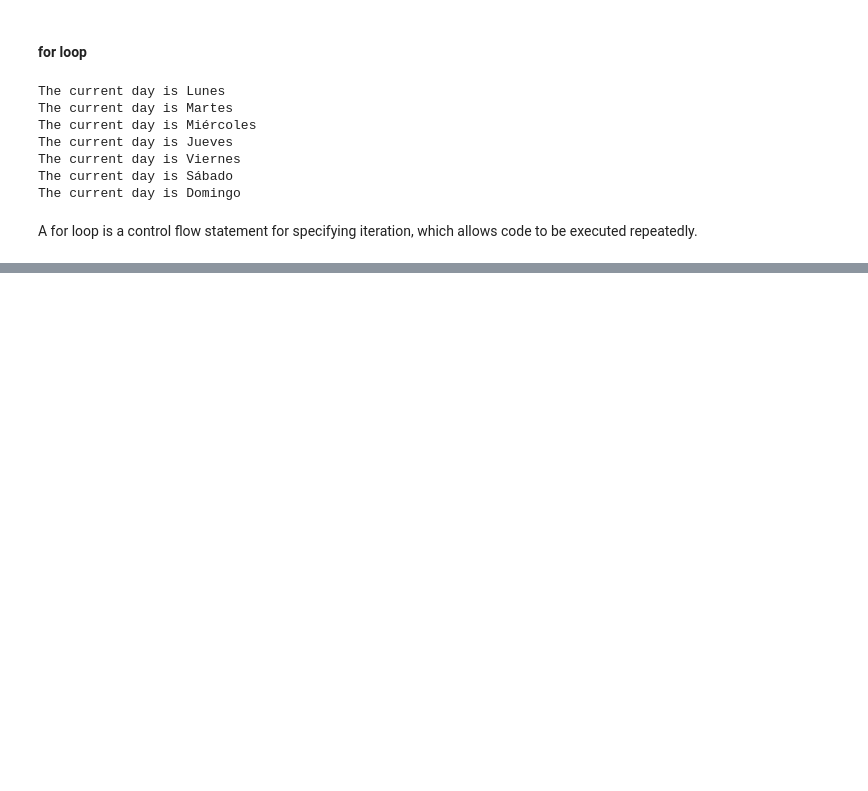
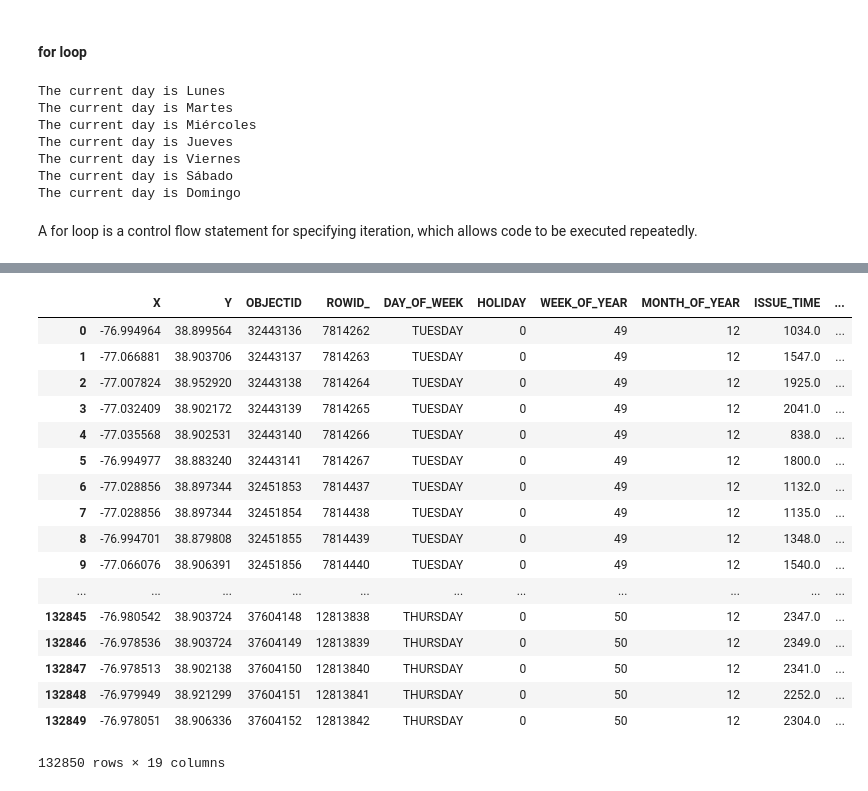
Before and after one commit to davidkrauza/business-analytics, a Jupyter notebook: unit-02/python/unit-02 - python lab-01.ipynb, the cells around one changed output, grey strips where cells are left out. Saved outputs shown, nothing was run; the diff lists cells and outputs as text; code cells hidden in the pictures; blank space fills up the shorter version.

Commit message:
Added pandas example and sample dataset

```diff
--- a/unit-02/python/unit-02 - python lab-01.ipynb
+++ b/unit-02/python/unit-02 - python lab-01.ipynb
@@ -145,0 +157,3 @@ A for loop is a control flow statement for specifying iteration, which allows co
+# %%
+import pandas as pd
+df = pd.read_csv('input/parking.csv')
@@ -145,0 +166,21 @@ A for loop is a control flow statement for specifying iteration, which allows co
+# %%
+df #You can also use print(df), but printing the dataframe this way is more visually appealing.
+# %% [output]
+|  | ﻿X | Y | OBJECTID | ROWID_ | DAY_OF_WEEK | HOLIDAY | WEEK_OF_YEAR | MONTH_OF_YEAR | ISSUE_TIME | ... |
+| 0 | -76.994964 | 38.899564 | 32443136 | 7814262 | TUESDAY | 0 | 49 | 12 | 1034.0 | ... |
+| 1 | -77.066881 | 38.903706 | 32443137 | 7814263 | TUESDAY | 0 | 49 | 12 | 1547.0 | ... |
+| 2 | -77.007824 | 38.952920 | 32443138 | 7814264 | TUESDAY | 0 | 49 | 12 | 1925.0 | ... |
+| 3 | -77.032409 | 38.902172 | 32443139 | 7814265 | TUESDAY | 0 | 49 | 12 | 2041.0 | ... |
+| 4 | -77.035568 | 38.902531 | 32443140 | 7814266 | TUESDAY | 0 | 49 | 12 | 838.0 | ... |
+| 5 | -76.994977 | 38.883240 | 32443141 | 7814267 | TUESDAY | 0 | 49 | 12 | 1800.0 | ... |
+| 6 | -77.028856 | 38.897344 | 32451853 | 7814437 | TUESDAY | 0 | 49 | 12 | 1132.0 | ... |
+| 7 | -77.028856 | 38.897344 | 32451854 | 7814438 | TUESDAY | 0 | 49 | 12 | 1135.0 | ... |
+| 8 | -76.994701 | 38.879808 | 32451855 | 7814439 | TUESDAY | 0 | 49 | 12 | 1348.0 | ... |
+| 9 | -77.066076 | 38.906391 | 32451856 | 7814440 | TUESDAY | 0 | 49 | 12 | 1540.0 | ... |
+| ... | ... | ... | ... | ... | ... | ... | ... | ... | ... | ... |
+| 132845 | -76.980542 | 38.903724 | 37604148 | 12813838 | THURSDAY | 0 | 50 | 12 | 2347.0 | ... |
+| 132846 | -76.978536 | 38.903724 | 37604149 | 12813839 | THURSDAY | 0 | 50 | 12 | 2349.0 | ... |
+| 132847 | -76.978513 | 38.902138 | 37604150 | 12813840 | THURSDAY | 0 | 50 | 12 | 2341.0 | ... |
+| 132848 | -76.979949 | 38.921299 | 37604151 | 12813841 | THURSDAY | 0 | 50 | 12 | 2252.0 | ... |
+| 132849 | -76.978051 | 38.906336 | 37604152 | 12813842 | THURSDAY | 0 | 50 | 12 | 2304.0 | ... |
+132850 rows × 19 columns
```
Also changed, not shown: parts of 10 cells of this notebook, 1 other file.
